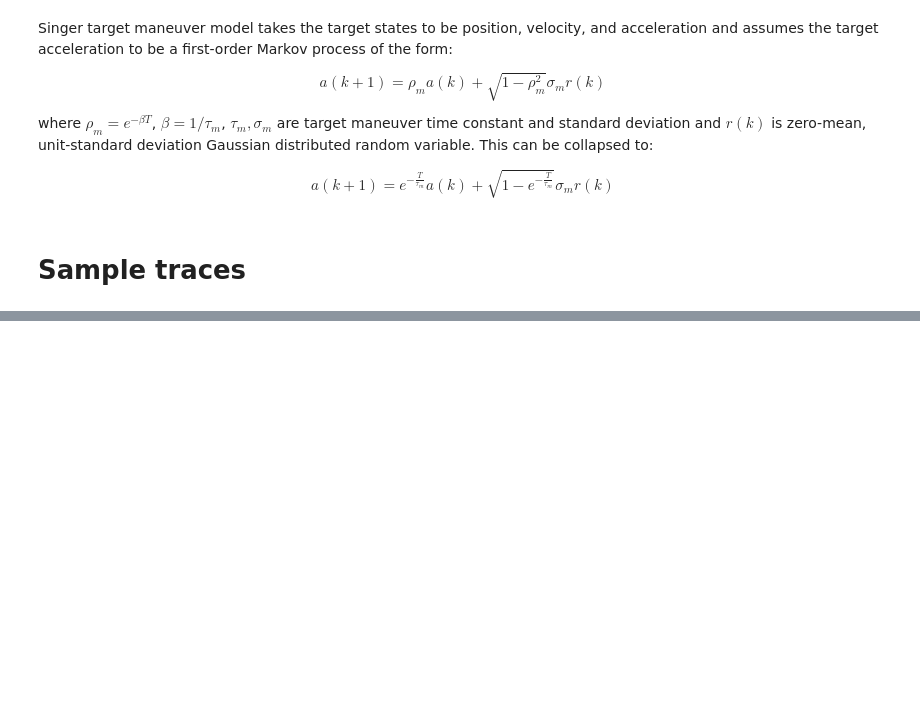
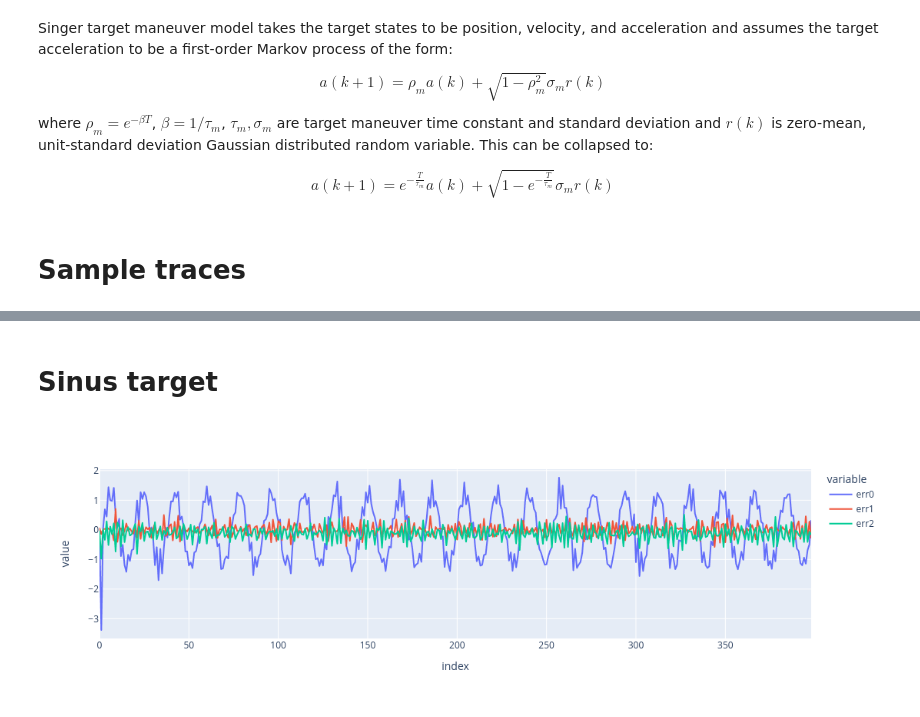
Before and after one commit to lbartnik/modern-tracking-systems, a Jupyter notebook: 03 Singer Acceleration Model.ipynb, the cells around one changed output, grey strips where cells are left out. Drawn from its saved outputs; the diff is of its cells as text; code cells hidden in the pictures; blank space fills up the shorter version.

```diff
--- a/03 Singer Acceleration Model.ipynb
+++ b/03 Singer Acceleration Model.ipynb
@@ -85,0 +189,5 @@ fig
+# %%
+def cartesian_measurements(positions, noise_covariance):
+    noise_mean = np.full(positions.shape[1], 0)
+    noise = np.random.multivariate_normal(noise_mean, noise_covariance, size=positions.shape[0])
+    return positions + noise
@@ -85,0 +224,26 @@ fig
+# %%
+def to_df(np_array, col_prefix='x'):
+    d = {}
+    for i, column in enumerate(np.array(np_array).T):
+        d[col_prefix + str(i)] = column
+    return pd.DataFrame(d)
+# %% [markdown]
+# Sinus target
+# %%
+class SinusTarget:
+    def __init__(self, speed=20, range=10):
+        self.speed = speed
+        self.range = range
+
+    def positions(self, t):
+        t = np.array(t)
+        x = np.sin(t / 180 * np.pi * self.speed) * self.range
+        y = np.full_like(t, 0)
+        z = np.arange(0, len(t))
+        return np.array((x, y, z)).T
+# %%
+target, pos, vel, err  = evaluate(SinusTarget(), KalmanFilter(), time=np.arange(0, 400))
+# %%
+ex.line(to_df(err, 'err'))
+# %% [output]
+[figure, added]
```
Also changed, not shown: parts of 10 cells of this notebook.
